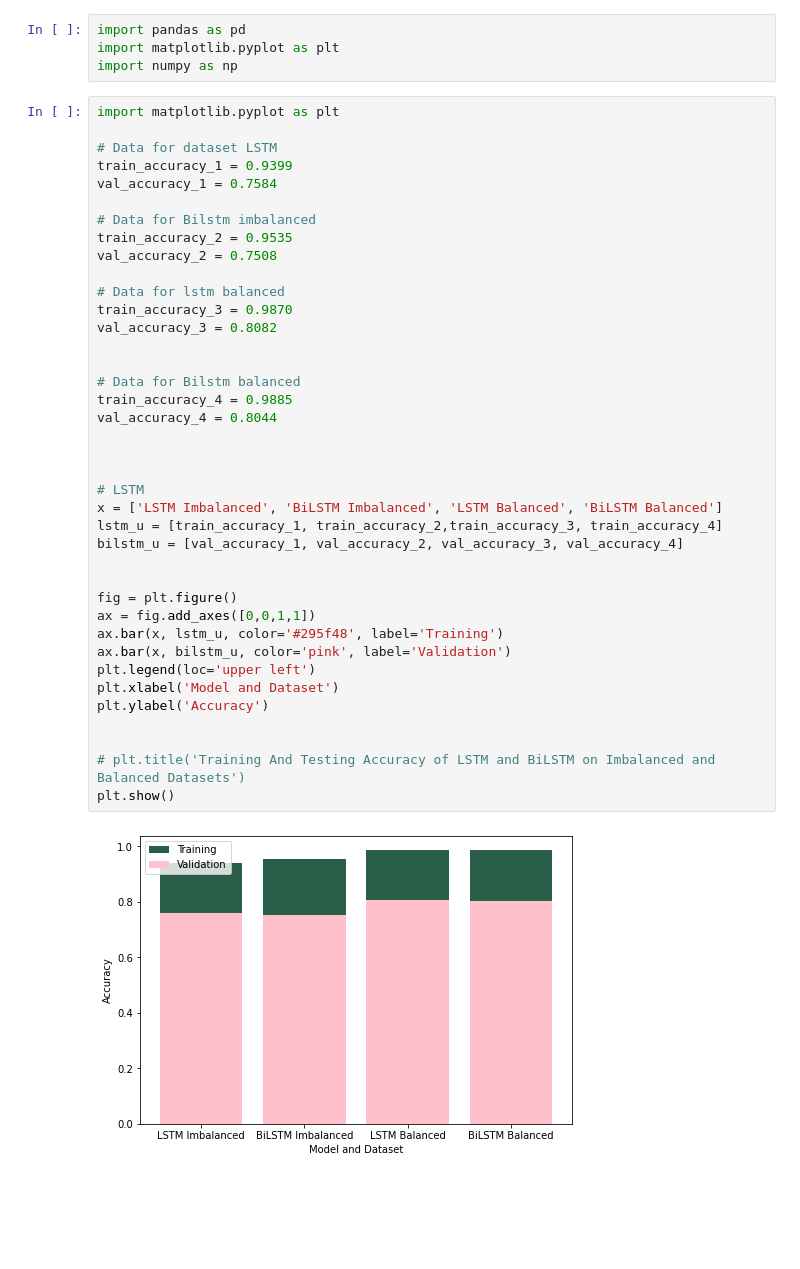
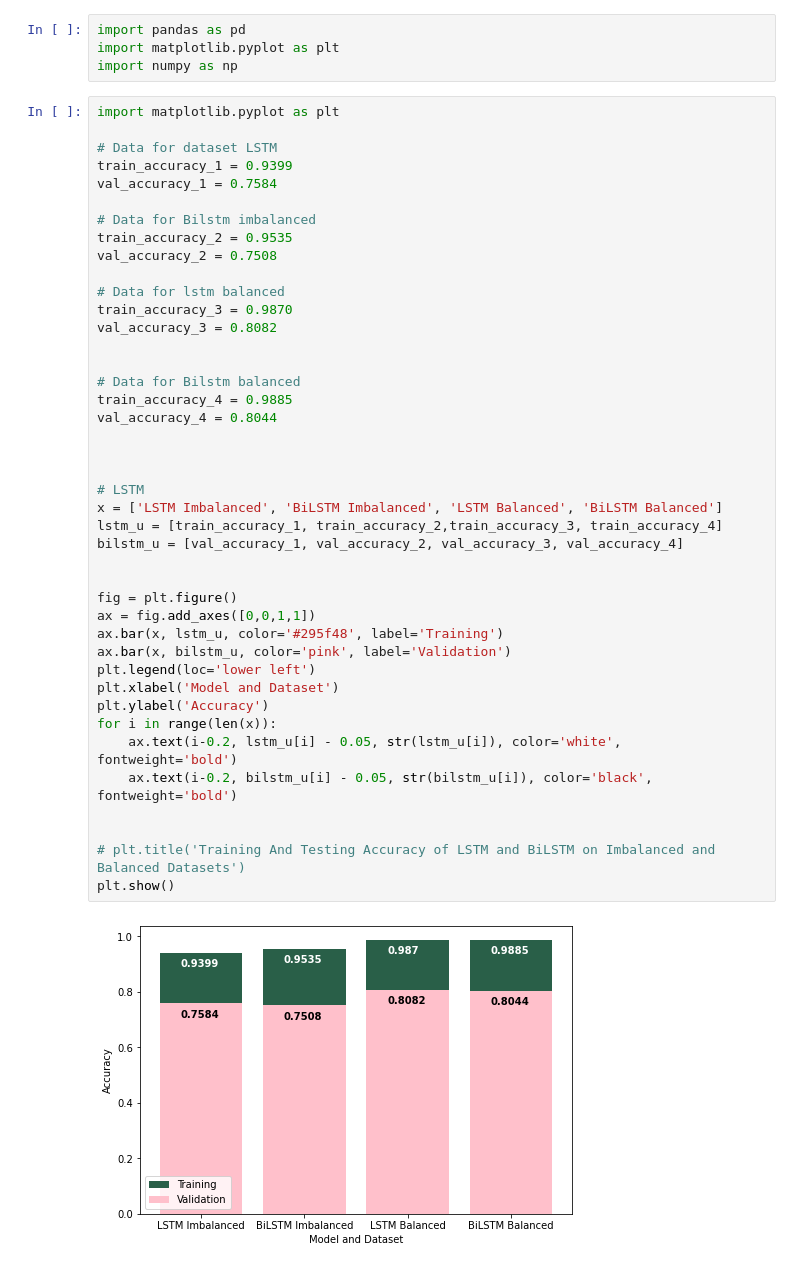
Before and after one commit to majogamit/Academic-Situation-Sentiment-Analysis, a Jupyter notebook: essential_files/visualization.ipynb, the cells around one changed output. Cells and saved outputs as stored; diff of their text form; blank space fills up the shorter version.

```diff
--- a/essential_files/visualization.ipynb
+++ b/essential_files/visualization.ipynb
@@ -14,32 +14,35 @@ train_accuracy_2 = 0.9535
 val_accuracy_2 = 0.7508
 
 # Data for lstm balanced
 train_accuracy_3 = 0.9870
 val_accuracy_3 = 0.8082
 
 
 # Data for Bilstm balanced
 train_accuracy_4 = 0.9885
 val_accuracy_4 = 0.8044
 
 
 
 # LSTM
 x = ['LSTM Imbalanced', 'BiLSTM Imbalanced', 'LSTM Balanced', 'BiLSTM Balanced']
 lstm_u = [train_accuracy_1, train_accuracy_2,train_accuracy_3, train_accuracy_4]
 bilstm_u = [val_accuracy_1, val_accuracy_2, val_accuracy_3, val_accuracy_4]
 
 
 fig = plt.figure()
 ax = fig.add_axes([0,0,1,1])
 ax.bar(x, lstm_u, color='#295f48', label='Training')
 ax.bar(x, bilstm_u, color='pink', label='Validation')
-plt.legend(loc='upper left')
+plt.legend(loc='lower left')
 plt.xlabel('Model and Dataset')
 plt.ylabel('Accuracy')
+for i in range(len(x)):
+    ax.text(i-0.2, lstm_u[i] - 0.05, str(lstm_u[i]), color='white', fontweight='bold')
+    ax.text(i-0.2, bilstm_u[i] - 0.05, str(bilstm_u[i]), color='black', fontweight='bold')
 
 
 # plt.title('Training And Testing Accuracy of LSTM and BiLSTM on Imbalanced and Balanced Datasets')
 plt.show()
 # %% [output]
-[figure, old version]
+[figure, new version]
```
Also changed, not shown: parts of 2 cells of this notebook.
